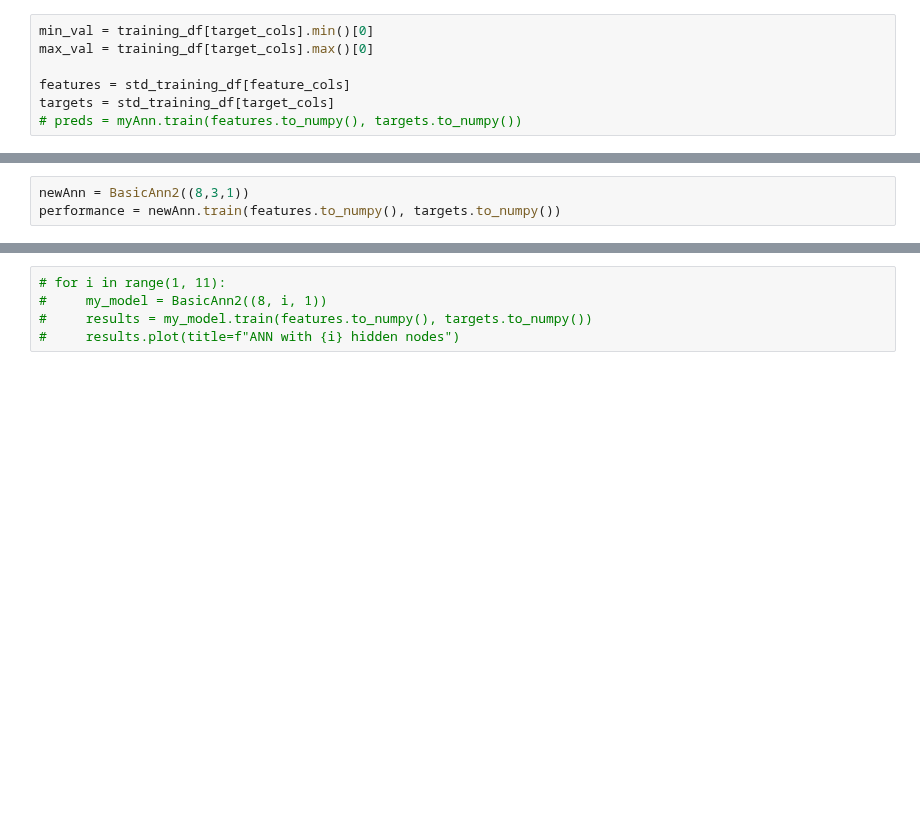
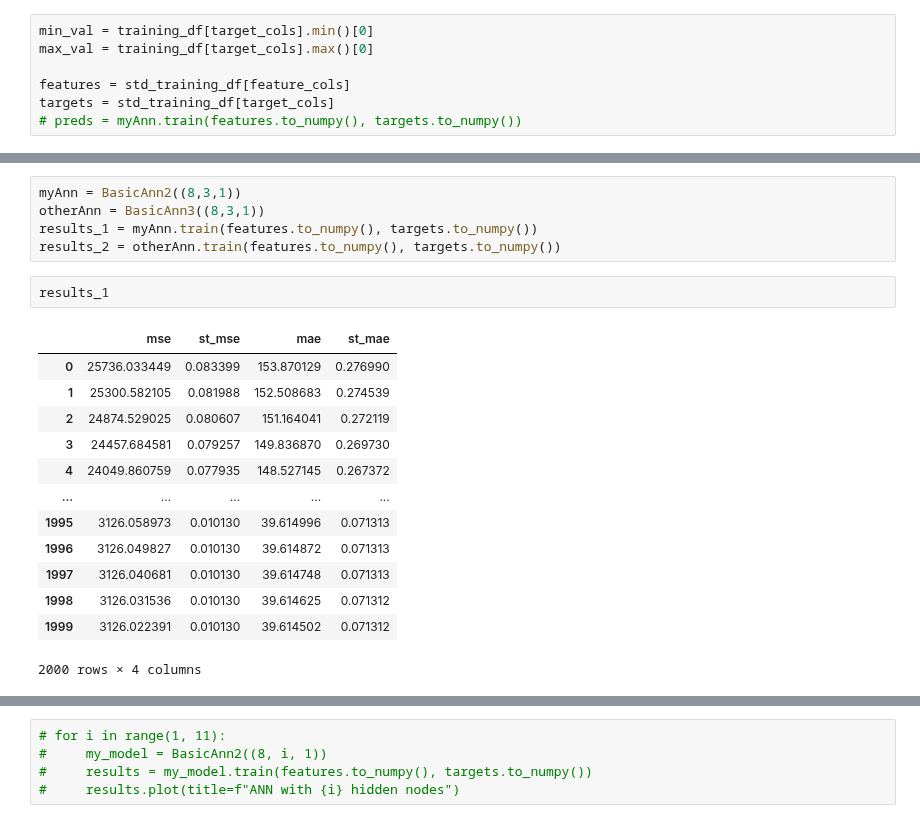
Before and after one commit to mhjp13/small-projects-ai, a Jupyter notebook: cob107/cw2/MLP-Models.ipynb, the cells around one changed output, grey strips where cells are left out. Drawn from its saved outputs; the diff is of its cells as text; blank space fills up the shorter version.

```diff
--- a/cob107/cw2/MLP-Models.ipynb
+++ b/cob107/cw2/MLP-Models.ipynb
@@ -195,3 +210,21 @@ class BasicAnn2:
 # %%
-newAnn = BasicAnn2((8,3,1))
-performance = newAnn.train(features.to_numpy(), targets.to_numpy())
+myAnn = BasicAnn2((8,3,1))
+otherAnn = BasicAnn3((8,3,1))
+results_1 = myAnn.train(features.to_numpy(), targets.to_numpy())
+results_2 = otherAnn.train(features.to_numpy(), targets.to_numpy())
+# %%
+results_1
+# %% [output]
+|  | mse | st_mse | mae | st_mae |
+| 0 | 25736.033449 | 0.083399 | 153.870129 | 0.276990 |
+| 1 | 25300.582105 | 0.081988 | 152.508683 | 0.274539 |
+| 2 | 24874.529025 | 0.080607 | 151.164041 | 0.272119 |
+| 3 | 24457.684581 | 0.079257 | 149.836870 | 0.269730 |
+| 4 | 24049.860759 | 0.077935 | 148.527145 | 0.267372 |
+| ... | ... | ... | ... | ... |
+| 1995 | 3126.058973 | 0.010130 | 39.614996 | 0.071313 |
+| 1996 | 3126.049827 | 0.010130 | 39.614872 | 0.071313 |
+| 1997 | 3126.040681 | 0.010130 | 39.614748 | 0.071313 |
+| 1998 | 3126.031536 | 0.010130 | 39.614625 | 0.071312 |
+| 1999 | 3126.022391 | 0.010130 | 39.614502 | 0.071312 |
+2000 rows × 4 columns
```
Also changed, not shown: parts of 13 cells of this notebook.
